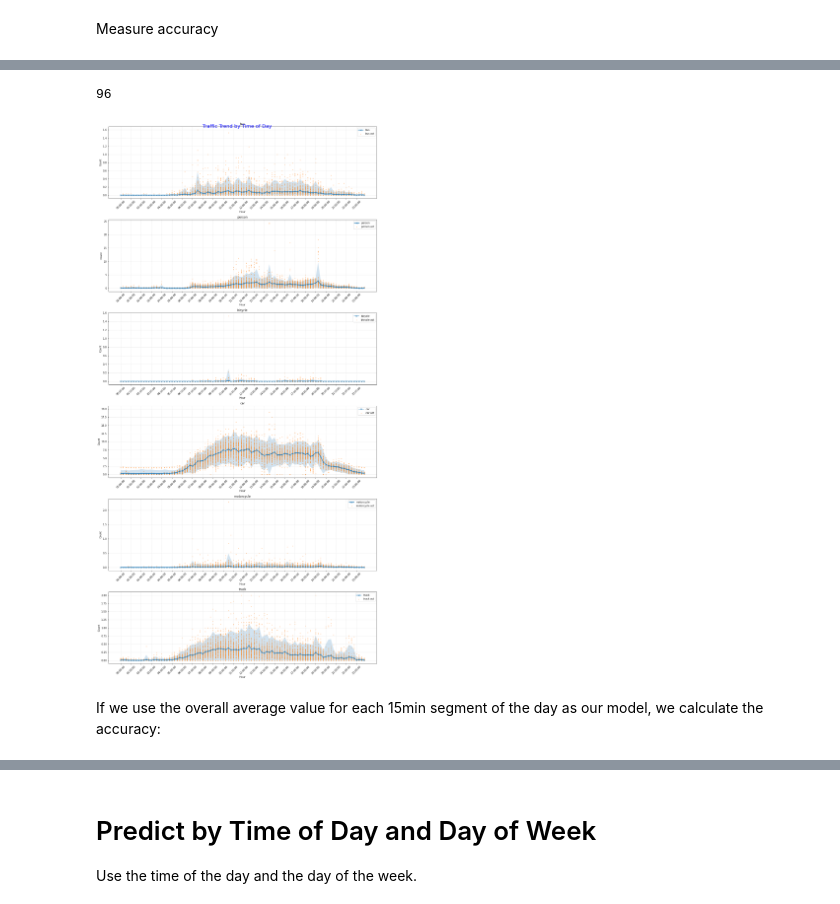
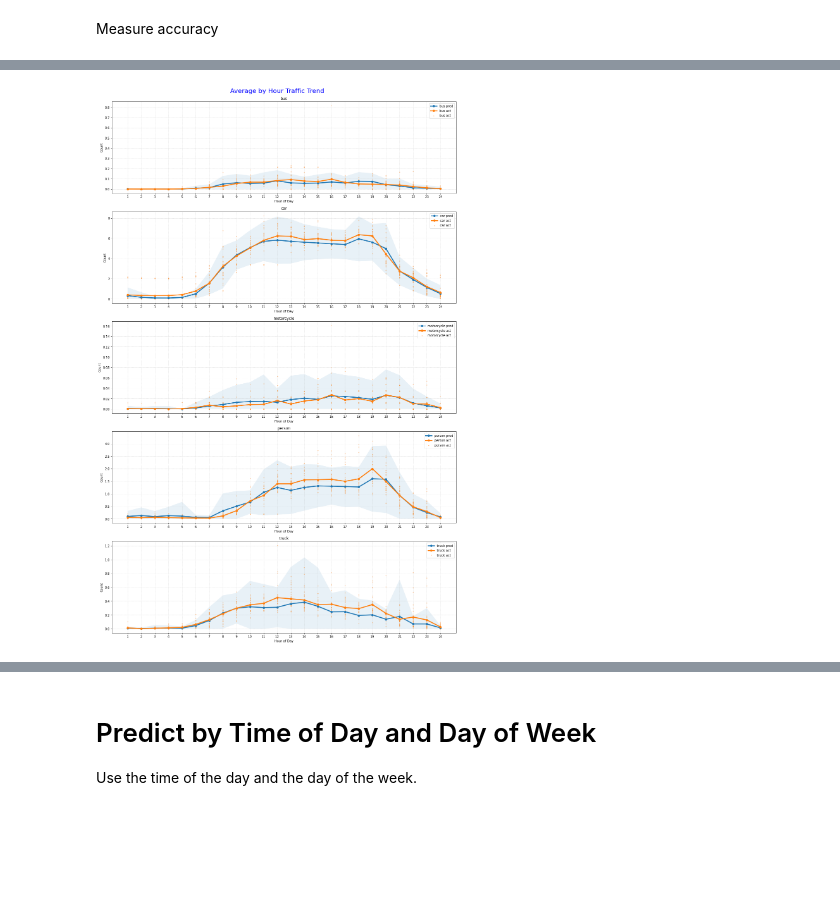
Before and after one commit to mcdomx/monitor, a Jupyter notebook: notebooks/monitor_forecasting.ipynb, the cells around one changed output, grey strips where cells are left out. Saved outputs shown, nothing was run; the diff lists cells and outputs as text; code cells hidden in the pictures; blank space fills up the shorter version.

Commit message:
created forecasting models in notebook

```diff
--- a/notebooks/monitor_forecasting.ipynb
+++ b/notebooks/monitor_forecasting.ipynb
@@ -206,12 +318,2 @@ plt.show()
 # %% [markdown]
 Measure accuracy
-# %%
-# extract the mean columns for each class
-for c in categories:
-    weekdayavg_df[f"{c}_pred"] = weekdayavg_df[(c, 'mean')]
-weekdayavg_df = weekdayavg_df.droplevel(1, axis=1).drop(columns=categories)
-weekdayavg_df = weekdayavg_df.reset_index()
-
-weekdayavg_accuracy = raw_df.merge(weekdayavg_df, on='weekday')
-
-results_dict.update(results(weekdayavg_accuracy, "WeekdayAvg"))
@@ -226,0 +320,6 @@ Scores by Cateogry
+# %%
+print(f"{'Class':10} {'r2 score':>8}")
+for i, c in enumerate(weekdayavg_test_df.index.get_level_values(1).unique()):
+    true = weekdayavg_test_df[weekdayavg_test_df.index.isin([c], level=1)]['rate']['mean'].values
+    pred = weekdayavg_train_df[weekdayavg_train_df.index.isin([c], level=1)]['rate']['mean'].values
+    print(f"{c:10} {round(r2_score(y_true=true, y_pred=pred), 3):>8}")
@@ -243,35 +336,36 @@ dayavg_df.head()
-# %%
-len(raw_df.day_minute_qtr_hour.unique())
-# %% [output]
-96
+# %%
+houravg_train_df = train_df[['hour', 'class_name', 'rate']].groupby(['hour', 'class_name']).agg([np.mean, np.std])
+houravg_test_df = test_df[['hour', 'class_name', 'rate']].groupby(['hour', 'class_name']).agg([np.mean, np.std])
 # %%
-fig, subplot = plt.subplots(nrows=len(categories), ncols=1, figsize=(16,32))
-fig.suptitle("Traffic Trend by Time of Day", fontsize=20, c='b')
+fig, subplot = plt.subplots(nrows=len(categories), ncols=1, figsize=(16,25))
+fig.suptitle("Average by Hour Traffic Trend\n", fontsize=20, c='b')
 
-plot_df = dayavg_df
+_train_df = houravg_train_df
+_test_df = houravg_test_df
 
-for i, c in enumerate(categories):
-    if len(plot_df[c]) == 0:
-        continue
-    y_val = plot_df[(c, 'mean')]
-    y_err = plot_df[(c, 'std')].values * 1.97
-    subplot[i].plot(plot_df.day_minute_qtr_hour, y_val, label=c, marker='x', lw=2)
-    subplot[i].fill_between(plot_df.day_minute_qtr_hour, np.clip(y_val - y_err,a_min=0, a_max=None), y_val + y_err, alpha=0.2)
-    subplot[i].scatter(raw_df.day_minute_qtr_hour, raw_df[c], alpha=.4, label=f"{c} act", s=4)
+for i, c in enumerate(_train_df.index.get_level_values(1).unique()):
+    _pr_df = _train_df[_train_df.index.isin([c], level=1)]
+    _te_df = _test_df[_test_df.index.isin([c], level=1)]
+
+    y_val_pred = _pr_df[('rate', 'mean')].values
+    y_err_pred = _pr_df[('rate', 'std')].values * 1.97
+    subplot[i].plot(_pr_df.index.get_level_values(0), y_val_pred, label=f"{c} pred", marker='o', lw=3)
+    subplot[i].fill_between(_pr_df.index.get_level_values(0), np.clip(y_val_pred - y_err_pred,a_min=0, a_max=None), y_val_pred + y_err_pred, alpha=0.1)
+
+    subplot[i].scatter(test_df[test_df.class_name == c].hour, test_df[test_df.class_name == c].rate, alpha=.4, label=f"{c} act", s=3)
+    y_val_te = _te_df[('rate', 'mean')].values
+    subplot[i].plot(_te_df.index.get_level_values(0), y_val_te, label=f"{c} act", marker='o', lw=3)
 
     subplot[i].set_title(c)
     subplot[i].set_ylabel("Count")
-    subplot[i].set_xlabel("Hour")
-    tick_locations = [x for i, x in enumerate(dayavg_df.day_minute_qtr_hour) if i%4==0]
+    subplot[i].set_xlabel("Hour of Day")
+    tick_locations = range(0,24)
     subplot[i].set_xticks(tick_locations)
-    subplot[i].set_xticklabels(plot_df.time_stamp[np.array(tick_locations)/15], rotation=45)
-
+    subplot[i].set_xticklabels(range(1,25))
     subplot[i].grid(linestyle='--', alpha=.5, linewidth=.7)
     subplot[i].legend()
 
 plt.tight_layout()
 plt.show()
 # %% [output]
-[figure, old version]
+[figure, new version]
-# %% [markdown]
-If we use the overall average value for each 15min segment of the day as our model, we calculate the accuracy:
```
Also changed, not shown: parts of 113 cells of this notebook.
